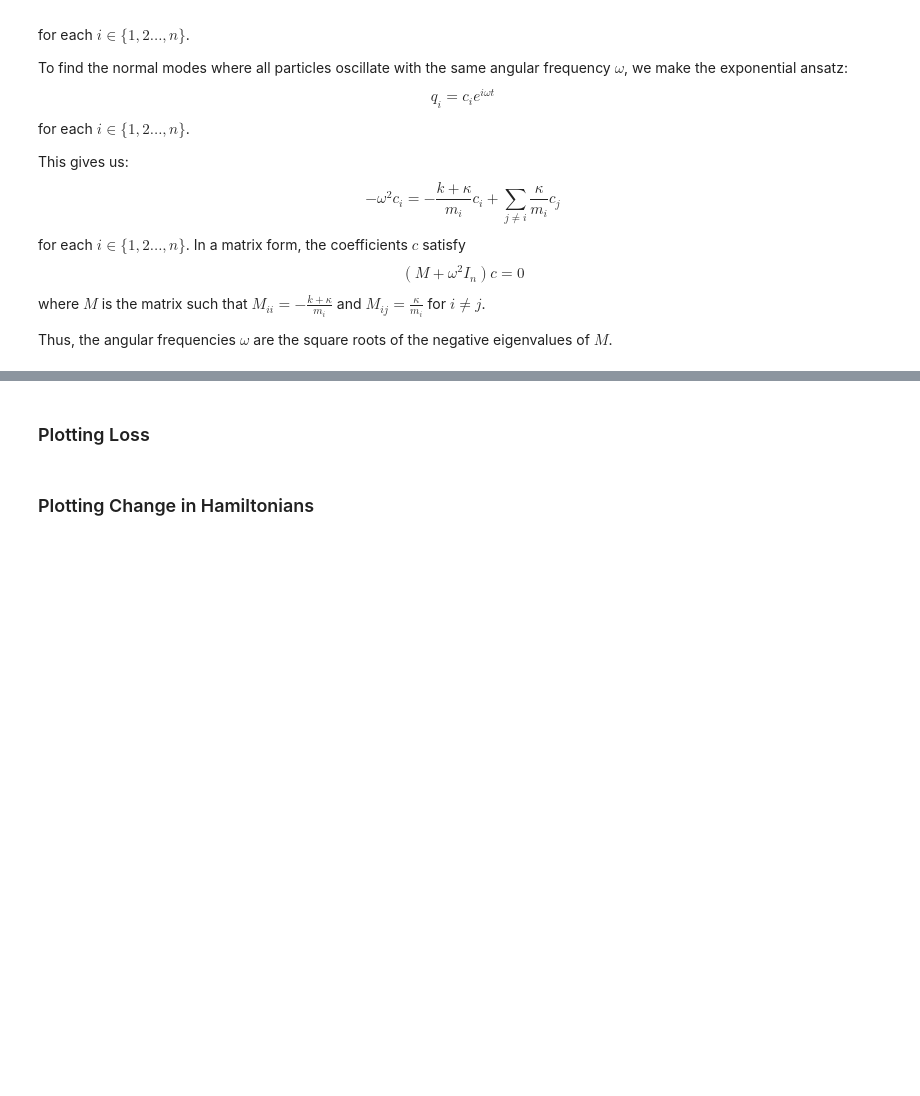
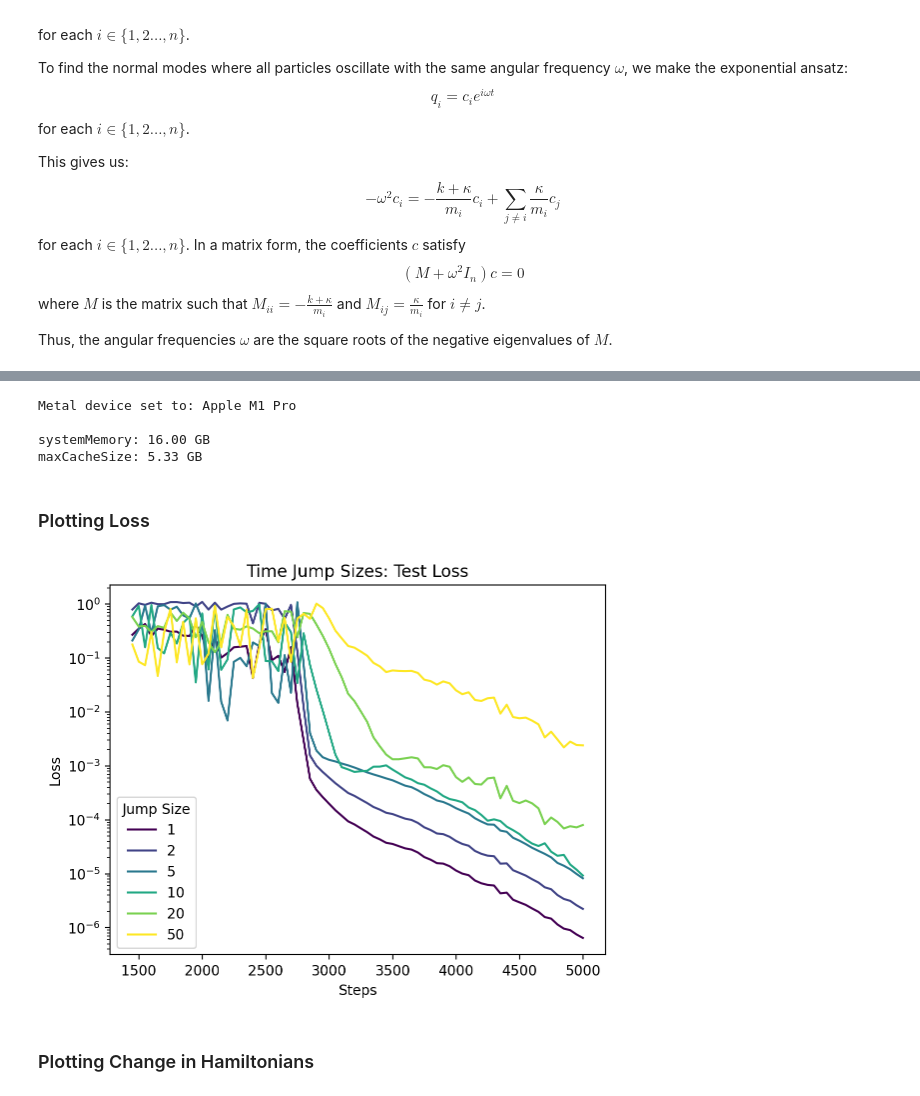
Before and after one commit to ameya98/ActionAngleNetworks, a Jupyter notebook: action_angle_networks/action_angle_networks.ipynb, the cells around one changed output, grey strips where cells are left out. Saved outputs shown, nothing was run; the diff lists cells and outputs as text; code cells hidden in the pictures; blank space fills up the shorter version.

Commit message:
Fix default config and training notebook.

```diff
--- a/action_angle_networks/action_angle_networks.ipynb
+++ b/action_angle_networks/action_angle_networks.ipynb
@@ -276,6 +141,6 @@ $$
 # %%
-#@title Training Configuration
+# @title Training Configuration
 config = action_angle_flow.get_config()
-workdir = tempfile.mkdtemp()
+workdir = "/Users/ameyad/Documents/google-research/tmp/action_angle_networks/configs/harmonic_motion/action_angle_flow/k_pair_1."
 # %%
 %tensorboard --logdir={workdir} --port=0
@@ -282,3 +149,8 @@ workdir = tempfile.mkdtemp()
 # %%
 scaler, state, aux = train.train_and_evaluate(config, workdir)
+# %% [output]
+Metal device set to: Apple M1 Pro
+
+systemMemory: 16.00 GB
+maxCacheSize: 5.33 GB
 # %%
@@ -296,21 +168,26 @@ all_test_metrics = aux['test']['metrics']
 # %%
 %config InlineBackend.figure_format = 'retina'
 
 metrics = all_test_metrics
-total_losses = {jump: np.asarray(list(metrics[step][jump]['prediction_loss'] for step in metrics)) for jump in config.test_time_jumps}
+total_losses = {
+    jump: np.asarray(list(metrics[step][jump]["prediction_loss"] for step in metrics))
+    for jump in config.test_time_jumps
+}
 steps = list(metrics.keys())
 colors = plt.cm.viridis(np.linspace(0, 1, len(total_losses)))
 
 fig, ax = plt.subplots()
 for jump_color, jump in zip(colors, config.test_time_jumps):
-  total_losses_for_jump = total_losses[jump]
-  ax.plot(steps, total_losses_for_jump, label=jump, color=jump_color)
+    total_losses_for_jump = total_losses[jump]
+    ax.plot(steps, total_losses_for_jump, label=jump, color=jump_color)
 
-ax.set_title('Time Jump Sizes: Test Loss')
-ax.set_xlabel('Steps')
-ax.set_ylabel('Loss')
-ax.set_yscale('log')
+ax.set_title("Time Jump Sizes: Test Loss")
+ax.set_xlabel("Steps")
+ax.set_ylabel("Loss")
+ax.set_yscale("log")
 # ax.set_xscale('log')
-ax.legend(title='Jump Size')
+ax.legend(title="Jump Size")
 plt.show()
+# %% [output]
+[figure, added]
 # %%
```
Also changed, not shown: parts of 57 cells of this notebook, 2 other files.
